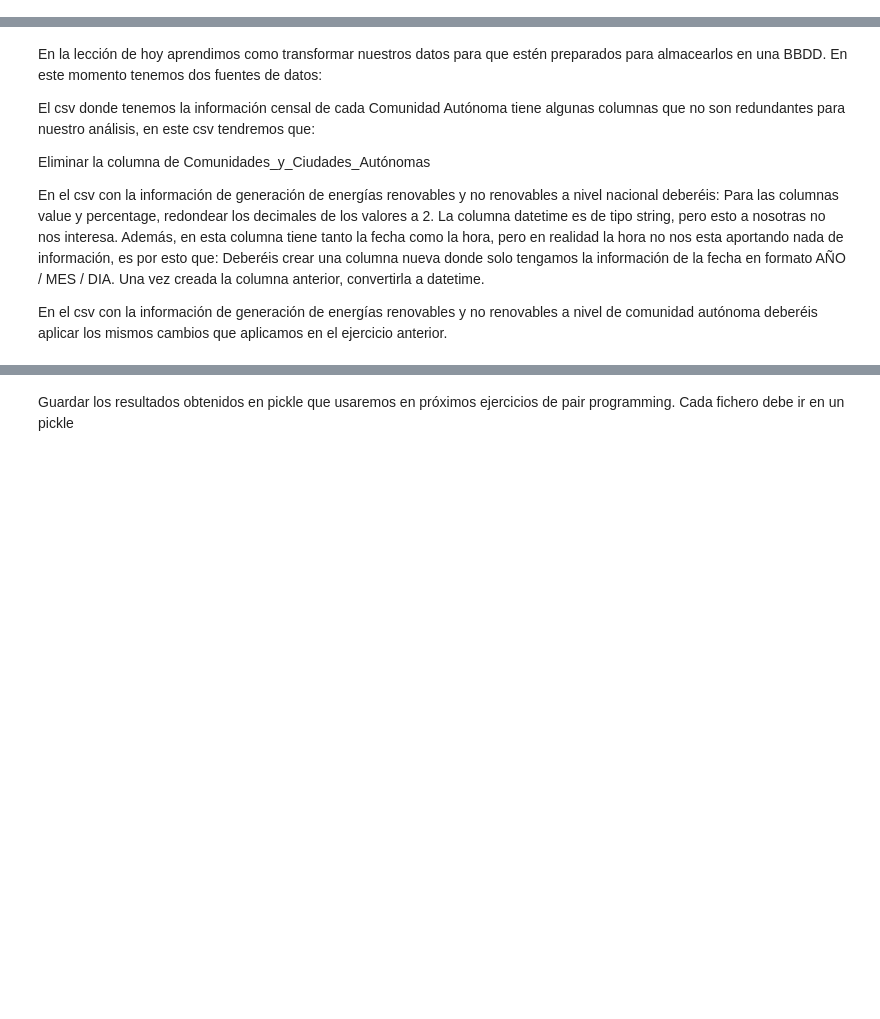
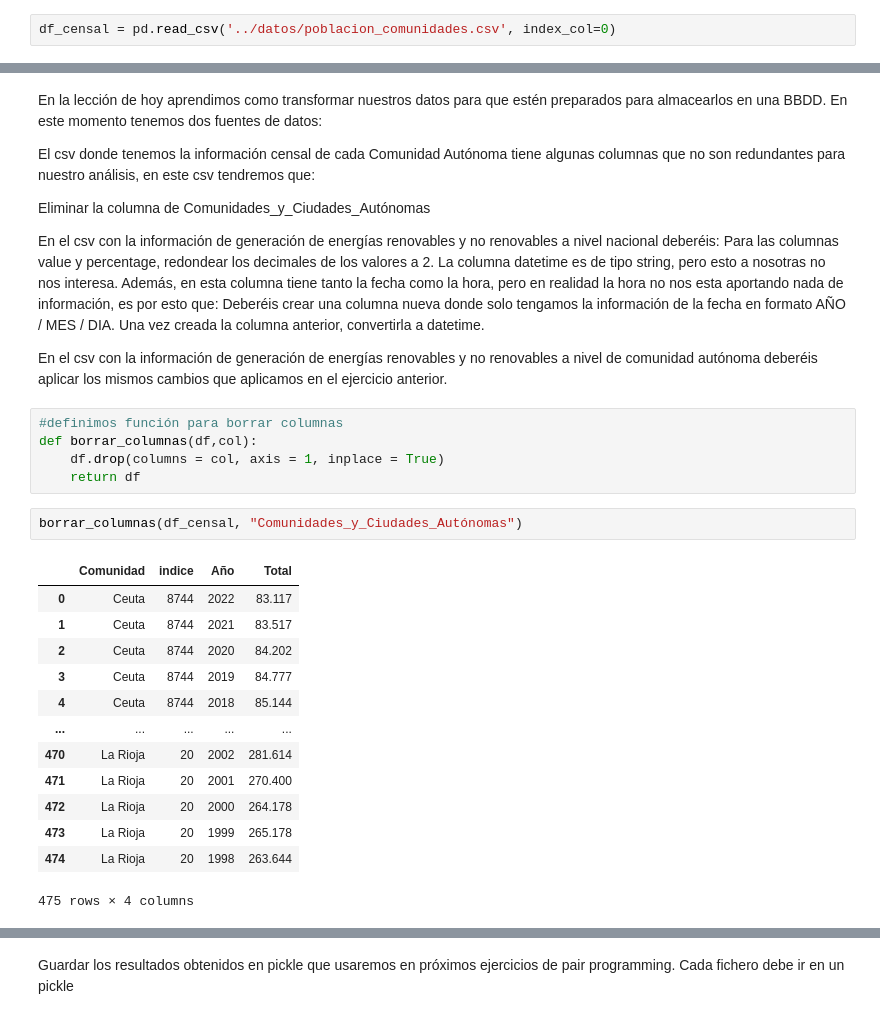
Before and after one commit to Adalab/promo_d_da_modulo2_sprint2_Cristina-Paloma, a Jupyter notebook: ETL/ETL II-transformación-limpieza.ipynb, the cells around one changed output, grey strips where cells are left out. Cells and saved outputs as stored; diff of their text form; blank space fills up the shorter version.

```diff
--- a/ETL/ETL II-transformación-limpieza.ipynb
+++ b/ETL/ETL II-transformación-limpieza.ipynb
@@ -10,0 +19,2 @@ df = pd.read_csv('../datos/df_ccaa_year.csv')
+# %%
+df_censal = pd.read_csv('../datos/poblacion_comunidades.csv', index_col=0)
@@ -22,3 +40,24 @@ Deberéis crear una columna nueva donde solo tengamos la información de la fech
 Una vez creada la columna anterior, convertirla a datetime.
 
 En el csv con la información de generación de energías renovables y no renovables a nivel de comunidad autónoma deberéis aplicar los mismos cambios que aplicamos en el ejercicio anterior.
+# %%
+#definimos función para borrar columnas
+def borrar_columnas(df,col):
+    df.drop(columns = col, axis = 1, inplace = True)
+    return df
+# %%
+borrar_columnas(df_censal, "Comunidades_y_Ciudades_Autónomas")
+# %% [output]
+|  | Comunidad | indice | Año | Total |
+| 0 | Ceuta | 8744 | 2022 | 83.117 |
+| 1 | Ceuta | 8744 | 2021 | 83.517 |
+| 2 | Ceuta | 8744 | 2020 | 84.202 |
+| 3 | Ceuta | 8744 | 2019 | 84.777 |
+| 4 | Ceuta | 8744 | 2018 | 85.144 |
+| ... | ... | ... | ... | ... |
+| 470 | La Rioja | 20 | 2002 | 281.614 |
+| 471 | La Rioja | 20 | 2001 | 270.400 |
+| 472 | La Rioja | 20 | 2000 | 264.178 |
+| 473 | La Rioja | 20 | 1999 | 265.178 |
+| 474 | La Rioja | 20 | 1998 | 263.644 |
+475 rows × 4 columns
```
Also changed, not shown: parts of 26 cells of this notebook, 4 other files.
